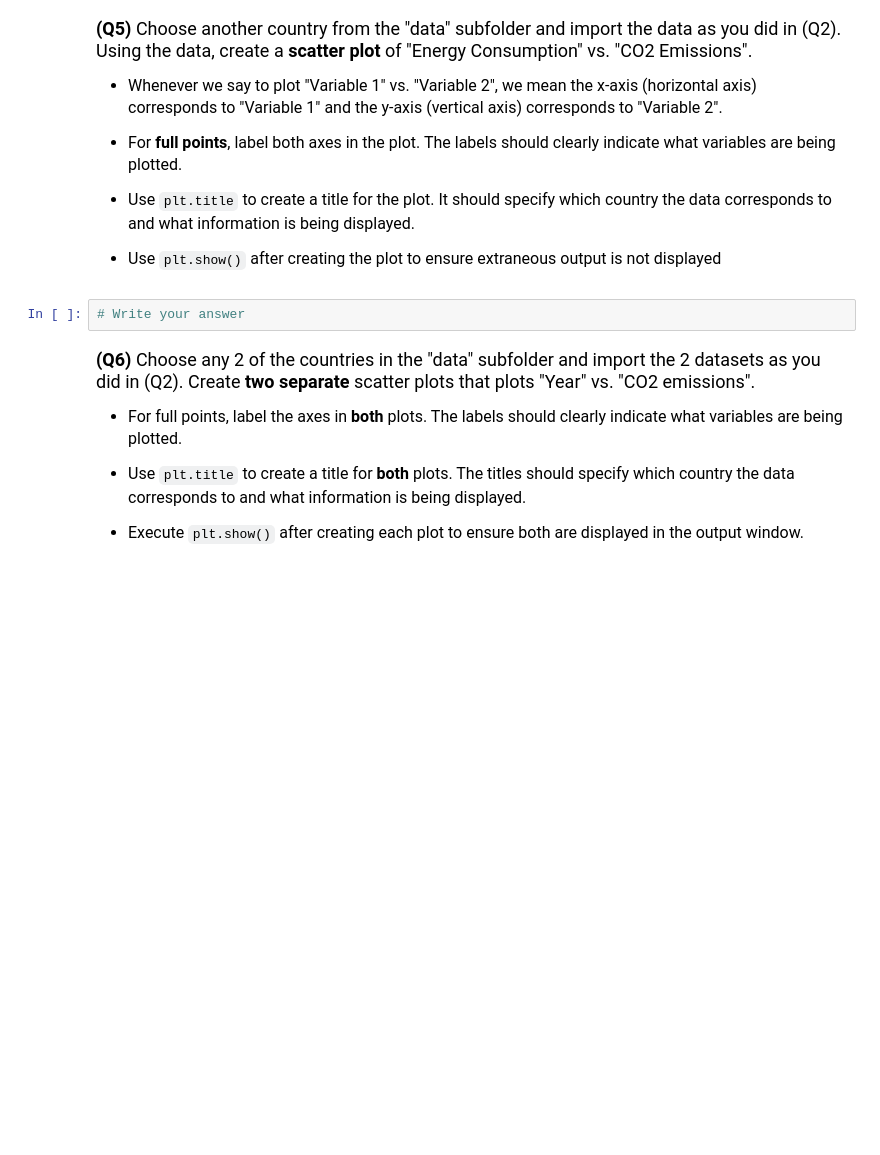
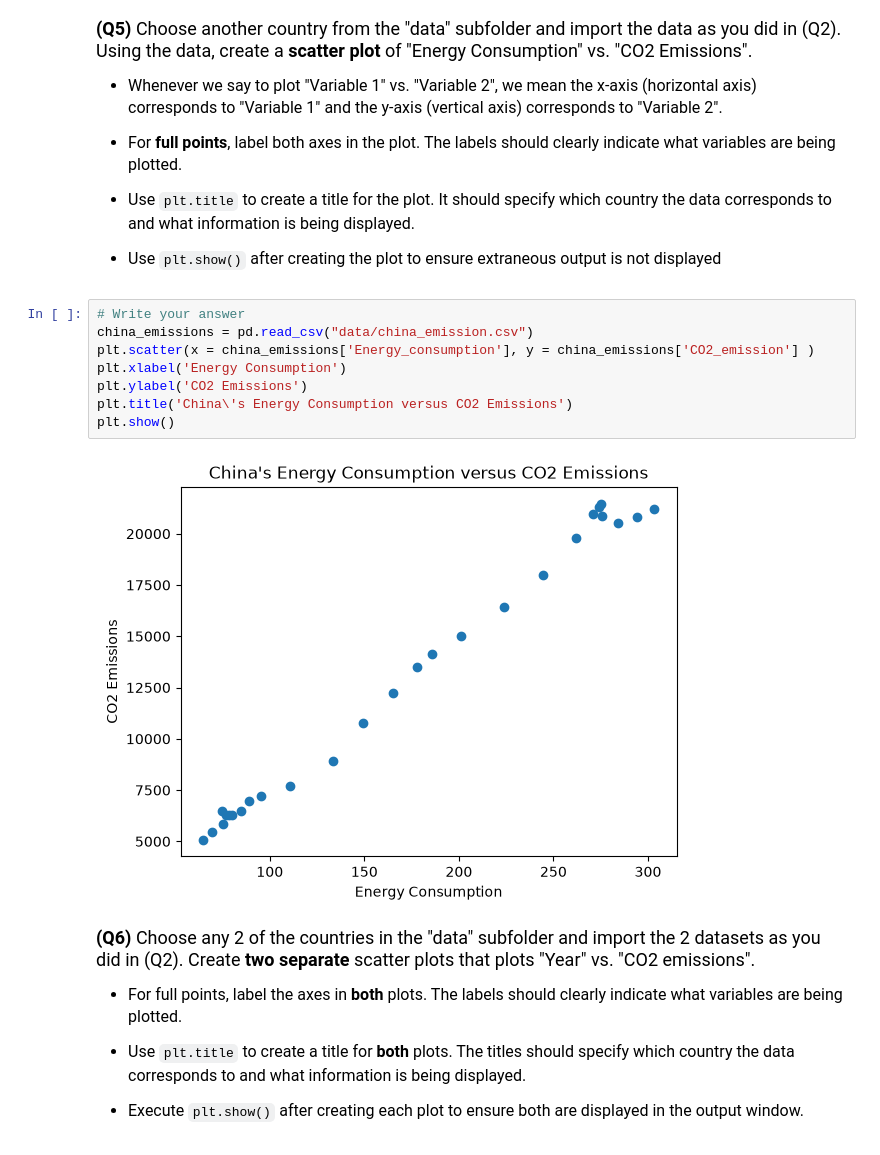
Before and after one commit to Cindyzzz1027/datasci151fall2026, a Jupyter notebook: _assignments/assignment_2/Assignment2.ipynb, the cells around one changed output. Drawn from its saved outputs; the diff is of its cells as text; blank space fills up the shorter version.

```diff
--- a/_assignments/assignment_2/Assignment2.ipynb
+++ b/_assignments/assignment_2/Assignment2.ipynb
@@ -100,8 +123,16 @@ us_emissions["CO2_emission"].describe()
 - Use `plt.title` to create a title for the plot. It should specify which country the data corresponds to and what information is being displayed.
 
 - Use `plt.show()` after creating the plot to ensure extraneous output is not displayed
-# %%
-# Write your answer
+# %%
+# Write your answer
+china_emissions = pd.read_csv("data/china_emission.csv")
+plt.scatter(x = china_emissions['Energy_consumption'], y = china_emissions['CO2_emission'] )
+plt.xlabel('Energy Consumption')
+plt.ylabel('CO2 Emissions')
+plt.title('China\'s Energy Consumption versus CO2 Emissions')
+plt.show()
+# %% [output]
+[figure, added]
 # %% [markdown]
 <font size = "4">
 
```
Also changed, not shown: parts of 6 cells of this notebook.
